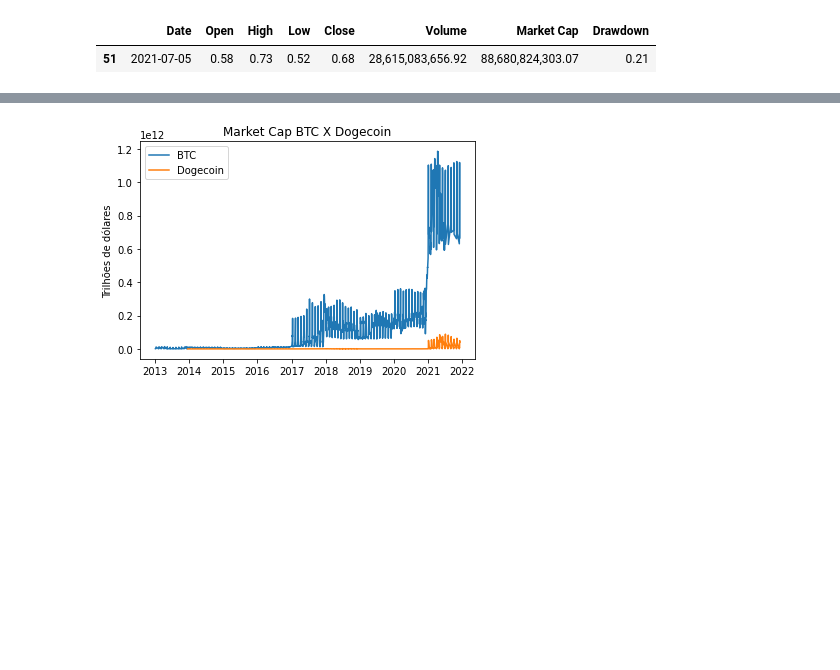
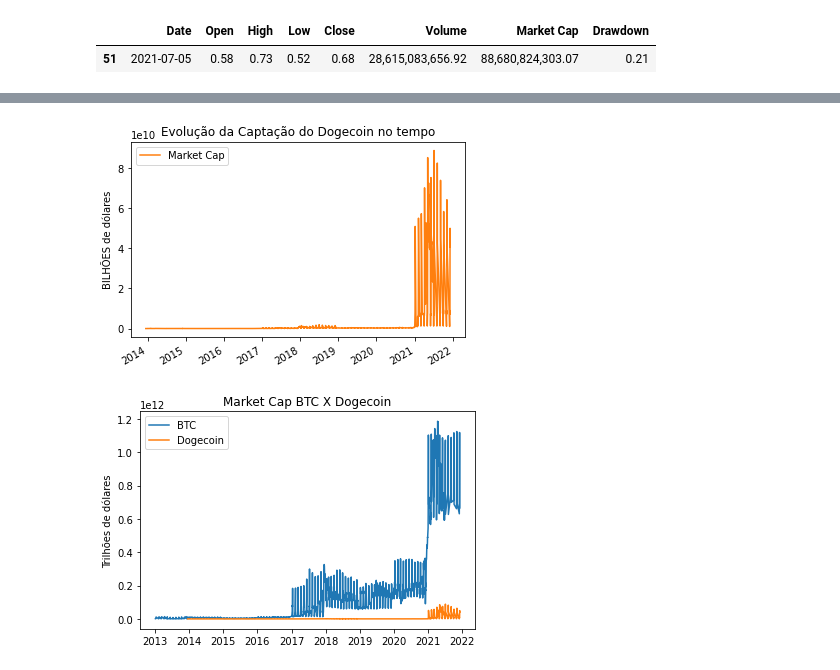
Before and after one commit to HenriquedoVal/BTC-vs-Meme, a Jupyter notebook: BTC_vs_Meme.ipynb, the cells around one changed output, grey strips where cells are left out. Saved outputs shown, nothing was run; the diff lists cells and outputs as text; code cells hidden in the pictures; blank space fills up the shorter version.

```diff
--- a/BTC_vs_Meme.ipynb
+++ b/BTC_vs_Meme.ipynb
@@ -200,3 +195,11 @@ dfdoge.groupby('Date')['Market Cap'].sum().plot();
+# %%
+dfdoge.groupby('Date')['Market Cap'].sum().plot(color='tab:orange')
+plt.title('Evolução da Captação do Dogecoin no tempo')
+plt.ylabel('BILHÕES de dólares')
+plt.xlabel('')
+plt.legend();
+# %% [output]
+[figure, added]
 # %%
 btc = dfbtc.groupby('Date')['Market Cap'].sum()
 doge = dfdoge.groupby('Date')['Market Cap'].sum()
```
Also changed, not shown: parts of 8 cells of this notebook.
